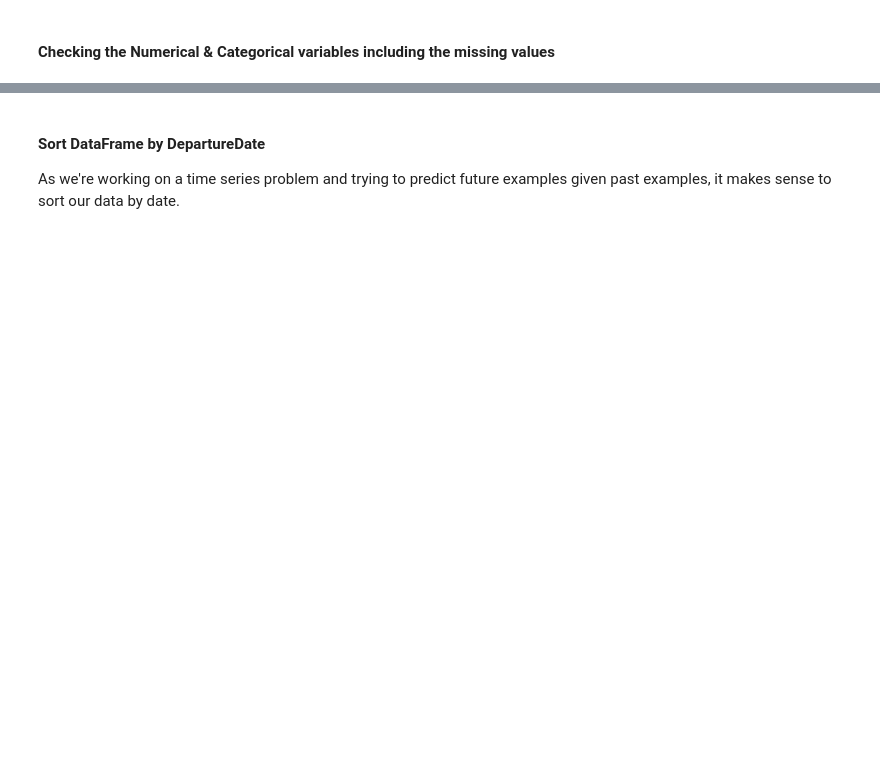
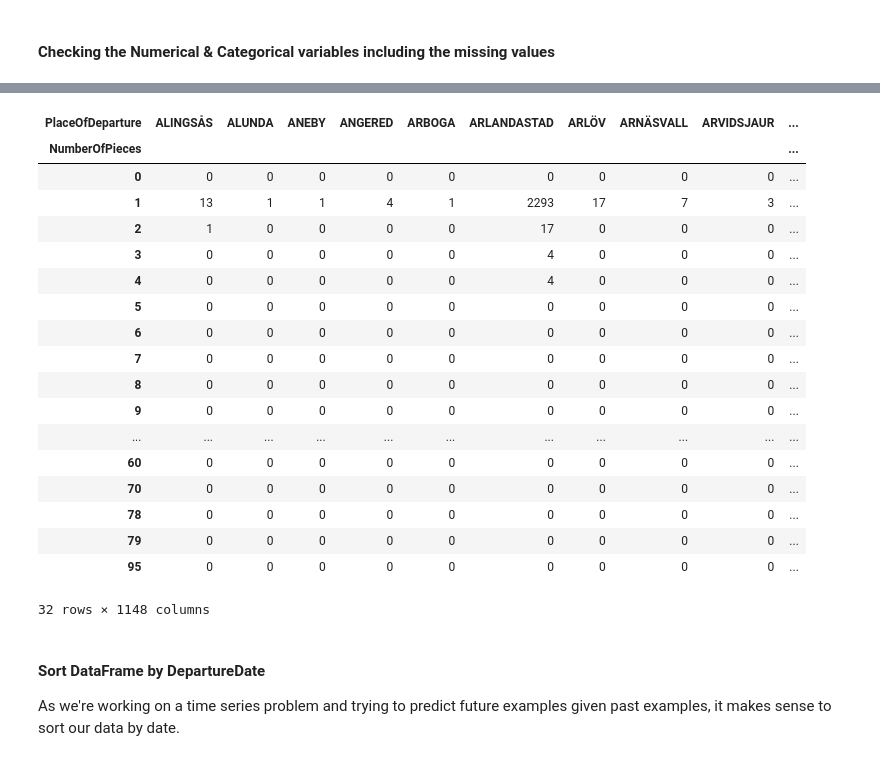
Before and after one commit to TonyHomsi/case_aditro_logistics, a Jupyter notebook: postal_code.ipynb, the cells around one changed output, grey strips where cells are left out. Drawn from its saved outputs; the diff is of its cells as text; code cells hidden in the pictures; blank space fills up the shorter version.

```diff
--- a/postal_code.ipynb
+++ b/postal_code.ipynb
@@ -200,5 +373,25 @@ for label, content in df_Innrikes_Paket_kost.items():
 # %%
-pd.crosstab(df_Innrikes_Paket_kost.DepartureDate, df_Innrikes_Paket_kost.PlaceOfDeparture)
+pd.crosstab(df_Innrikes_Paket_kost.NumberOfPieces, df_Innrikes_Paket_kost.PlaceOfDeparture)
+# %% [output]
+| PlaceOfDeparture | ALINGSÅS | ALUNDA | ANEBY | ANGERED | ARBOGA | ARLANDASTAD | ARLÖV | ARNÄSVALL | ARVIDSJAUR | ... |
+| NumberOfPieces |  |  |  |  |  |  |  |  |  | ... |
+| 0 | 0 | 0 | 0 | 0 | 0 | 0 | 0 | 0 | 0 | ... |
+| 1 | 13 | 1 | 1 | 4 | 1 | 2293 | 17 | 7 | 3 | ... |
+| 2 | 1 | 0 | 0 | 0 | 0 | 17 | 0 | 0 | 0 | ... |
+| 3 | 0 | 0 | 0 | 0 | 0 | 4 | 0 | 0 | 0 | ... |
+| 4 | 0 | 0 | 0 | 0 | 0 | 4 | 0 | 0 | 0 | ... |
+| 5 | 0 | 0 | 0 | 0 | 0 | 0 | 0 | 0 | 0 | ... |
+| 6 | 0 | 0 | 0 | 0 | 0 | 0 | 0 | 0 | 0 | ... |
+| 7 | 0 | 0 | 0 | 0 | 0 | 0 | 0 | 0 | 0 | ... |
+| 8 | 0 | 0 | 0 | 0 | 0 | 0 | 0 | 0 | 0 | ... |
+| 9 | 0 | 0 | 0 | 0 | 0 | 0 | 0 | 0 | 0 | ... |
+| ... | ... | ... | ... | ... | ... | ... | ... | ... | ... | ... |
+| 60 | 0 | 0 | 0 | 0 | 0 | 0 | 0 | 0 | 0 | ... |
+| 70 | 0 | 0 | 0 | 0 | 0 | 0 | 0 | 0 | 0 | ... |
+| 78 | 0 | 0 | 0 | 0 | 0 | 0 | 0 | 0 | 0 | ... |
+| 79 | 0 | 0 | 0 | 0 | 0 | 0 | 0 | 0 | 0 | ... |
+| 95 | 0 | 0 | 0 | 0 | 0 | 0 | 0 | 0 | 0 | ... |
+32 rows × 1148 columns
 # %% [markdown]
 #### Sort DataFrame by DepartureDate
 
```
Also changed, not shown: parts of 57 cells of this notebook.
